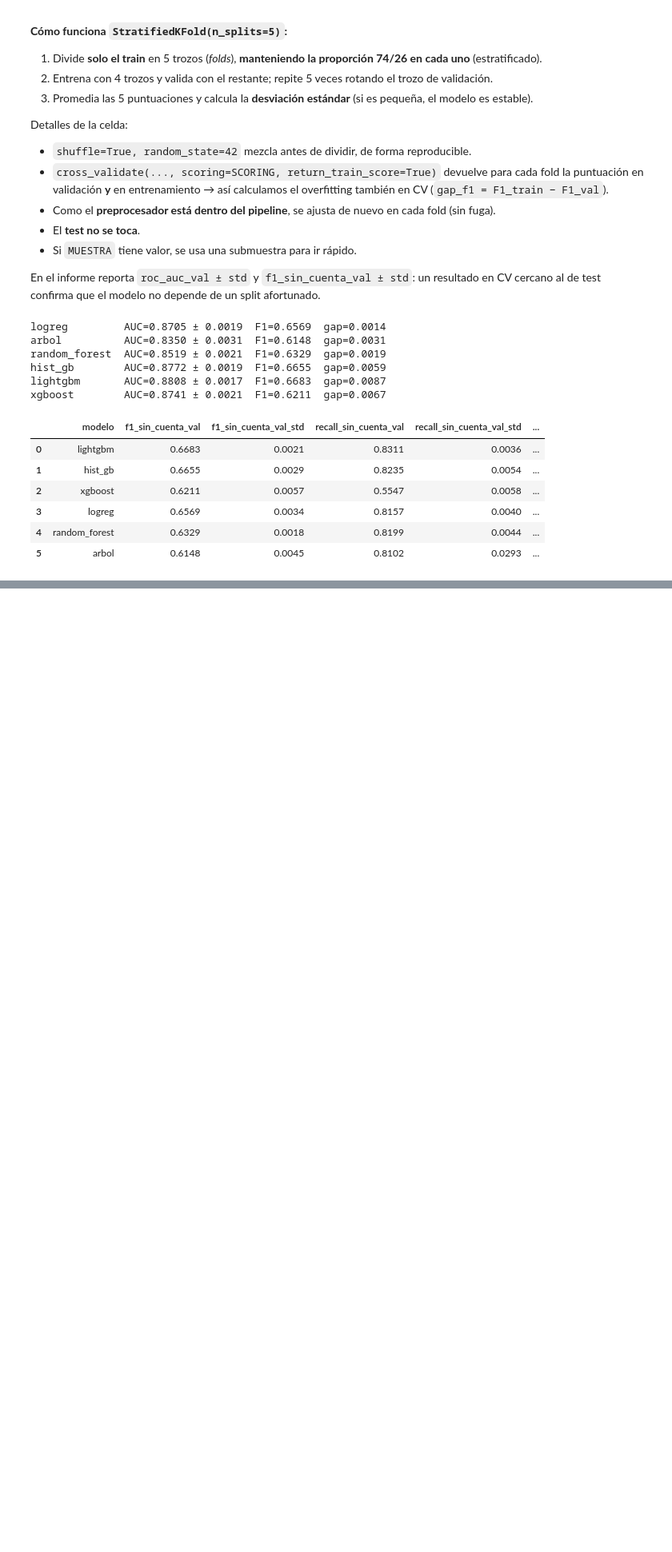
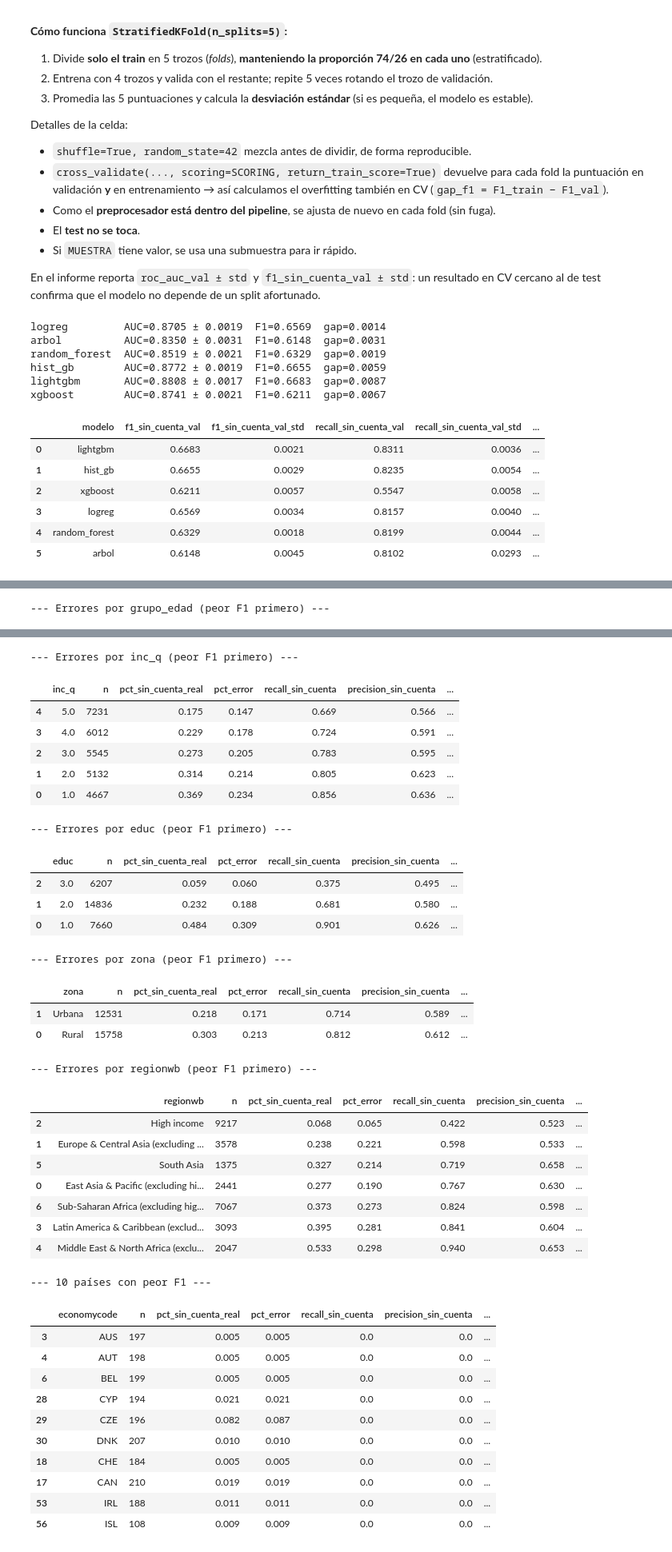
Before and after one commit to Bootcamp-DA-P3/Proyecto_8_Clasificacion_Lena_Tania_Franco, a Jupyter notebook: notebooks/02_modelado.ipynb, the cells around one changed output, grey strips where cells are left out. Shown at 80% size. Cells and saved outputs as stored; diff of their text form; code cells hidden in the pictures; blank space fills up the shorter version.

```diff
--- a/notebooks/02_modelado.ipynb
+++ b/notebooks/02_modelado.ipynb
@@ -459,0 +640,36 @@ xgboost        AUC=0.8741 ± 0.0021  F1=0.6211  gap=0.0067
+# %%
+# ---------- 9.5 análisis de errores por subgrupos ----------
+d = X_test.copy()
+d["y"] = y_test.values
+d["p0"] = p0_test
+d["pred"] = predecir_clase(p0_test, umbral)
+d["error"] = (d["pred"] != d["y"]).astype(int)
+d["genero"] = d["female"].map({1: "Mujer", 0: "Hombre"})
+d["zona"] = d["urban"].map({1: "Urbana", 0: "Rural"})
+d["grupo_edad"] = pd.cut(d["age"], [14, 24, 34, 44, 54, 64, 100],
+                         labels=["15-24", "25-34", "35-44", "45-54", "55-64", "65+"])
+
+errores = {}
+for col in ["genero", "grupo_edad", "inc_q", "educ", "zona", "regionwb", "economycode"]:
+    filas = []
+    for g, s in d.groupby(col, observed=True):
+        if len(s) < 50 or s["y"].nunique() < 2:
+            continue
+        m = metricas(s["y"], s["p0"].values, umbral)
+        filas.append({col: g, "n": len(s), "pct_sin_cuenta_real": (s["y"] == 0).mean(),
+                      "pct_error": s["error"].mean(), "recall_sin_cuenta": m["recall_sin_cuenta"],
+                      "precision_sin_cuenta": m["precision_sin_cuenta"], "f1_sin_cuenta": m["f1_sin_cuenta"]})
+    errores[col] = pd.DataFrame(filas).sort_values("f1_sin_cuenta")
+    errores[col].to_csv(TABLES_DIR / f"errores_por_{col}.csv", index=False)
+
+for col in ["genero", "grupo_edad", "inc_q", "educ", "zona", "regionwb"]:
+    print(f"\n--- Errores por {col} (peor F1 primero) ---")
+    display(errores[col].round(3))
+print("\n--- 10 países con peor F1 ---")
+display(errores["economycode"].head(10).round(3))
+
+# errores más "confiados": el modelo estaba muy seguro y se equivocó
+(d[d["error"] == 1].assign(confianza=lambda x: (x["p0"] - 0.5).abs())
+   .sort_values("confianza", ascending=False).head(100)
+   .to_csv(TABLES_DIR / "errores_mas_confiados.csv", index=False))
+# %% [output]
@@ -459,0 +680 @@ xgboost        AUC=0.8741 ± 0.0021  F1=0.6211  gap=0.0067
+--- Errores por grupo_edad (peor F1 primero) ---
@@ -459,0 +688,37 @@ xgboost        AUC=0.8741 ± 0.0021  F1=0.6211  gap=0.0067
+--- Errores por inc_q (peor F1 primero) ---
+|  | inc_q | n | pct_sin_cuenta_real | pct_error | recall_sin_cuenta | precision_sin_cuenta | ... |
+| 4 | 5.0 | 7231 | 0.175 | 0.147 | 0.669 | 0.566 | ... |
+| 3 | 4.0 | 6012 | 0.229 | 0.178 | 0.724 | 0.591 | ... |
+| 2 | 3.0 | 5545 | 0.273 | 0.205 | 0.783 | 0.595 | ... |
+| 1 | 2.0 | 5132 | 0.314 | 0.214 | 0.805 | 0.623 | ... |
+| 0 | 1.0 | 4667 | 0.369 | 0.234 | 0.856 | 0.636 | ... |
+--- Errores por educ (peor F1 primero) ---
+|  | educ | n | pct_sin_cuenta_real | pct_error | recall_sin_cuenta | precision_sin_cuenta | ... |
+| 2 | 3.0 | 6207 | 0.059 | 0.060 | 0.375 | 0.495 | ... |
+| 1 | 2.0 | 14836 | 0.232 | 0.188 | 0.681 | 0.580 | ... |
+| 0 | 1.0 | 7660 | 0.484 | 0.309 | 0.901 | 0.626 | ... |
+--- Errores por zona (peor F1 primero) ---
+|  | zona | n | pct_sin_cuenta_real | pct_error | recall_sin_cuenta | precision_sin_cuenta | ... |
+| 1 | Urbana | 12531 | 0.218 | 0.171 | 0.714 | 0.589 | ... |
+| 0 | Rural | 15758 | 0.303 | 0.213 | 0.812 | 0.612 | ... |
+--- Errores por regionwb (peor F1 primero) ---
+|  | regionwb | n | pct_sin_cuenta_real | pct_error | recall_sin_cuenta | precision_sin_cuenta | ... |
+| 2 | High income | 9217 | 0.068 | 0.065 | 0.422 | 0.523 | ... |
+| 1 | Europe & Central Asia (excluding ... | 3578 | 0.238 | 0.221 | 0.598 | 0.533 | ... |
+| 5 | South Asia | 1375 | 0.327 | 0.214 | 0.719 | 0.658 | ... |
+| 0 | East Asia & Pacific (excluding hi... | 2441 | 0.277 | 0.190 | 0.767 | 0.630 | ... |
+| 6 | Sub-Saharan Africa (excluding hig... | 7067 | 0.373 | 0.273 | 0.824 | 0.598 | ... |
+| 3 | Latin America & Caribbean (exclud... | 3093 | 0.395 | 0.281 | 0.841 | 0.604 | ... |
+| 4 | Middle East & North Africa (exclu... | 2047 | 0.533 | 0.298 | 0.940 | 0.653 | ... |
+--- 10 países con peor F1 ---
+|  | economycode | n | pct_sin_cuenta_real | pct_error | recall_sin_cuenta | precision_sin_cuenta | ... |
+| 3 | AUS | 197 | 0.005 | 0.005 | 0.0 | 0.0 | ... |
+| 4 | AUT | 198 | 0.005 | 0.005 | 0.0 | 0.0 | ... |
+| 6 | BEL | 199 | 0.005 | 0.005 | 0.0 | 0.0 | ... |
+| 28 | CYP | 194 | 0.021 | 0.021 | 0.0 | 0.0 | ... |
+| 29 | CZE | 196 | 0.082 | 0.087 | 0.0 | 0.0 | ... |
+| 30 | DNK | 207 | 0.010 | 0.010 | 0.0 | 0.0 | ... |
+| 18 | CHE | 184 | 0.005 | 0.005 | 0.0 | 0.0 | ... |
+| 17 | CAN | 210 | 0.019 | 0.019 | 0.0 | 0.0 | ... |
+| 53 | IRL | 188 | 0.011 | 0.011 | 0.0 | 0.0 | ... |
+| 56 | ISL | 108 | 0.009 | 0.009 | 0.0 | 0.0 | ... |
```
Also changed, not shown: parts of 14 cells of this notebook.
